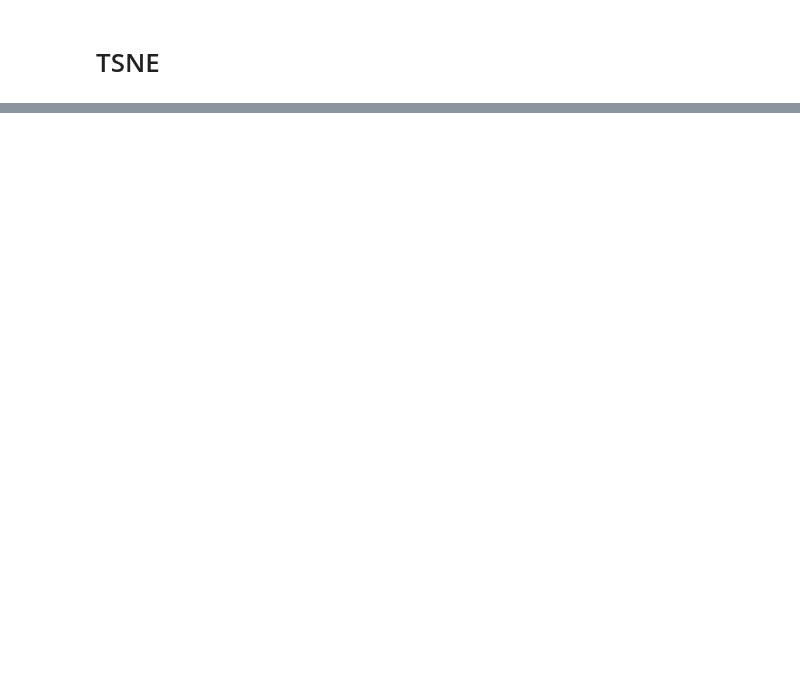
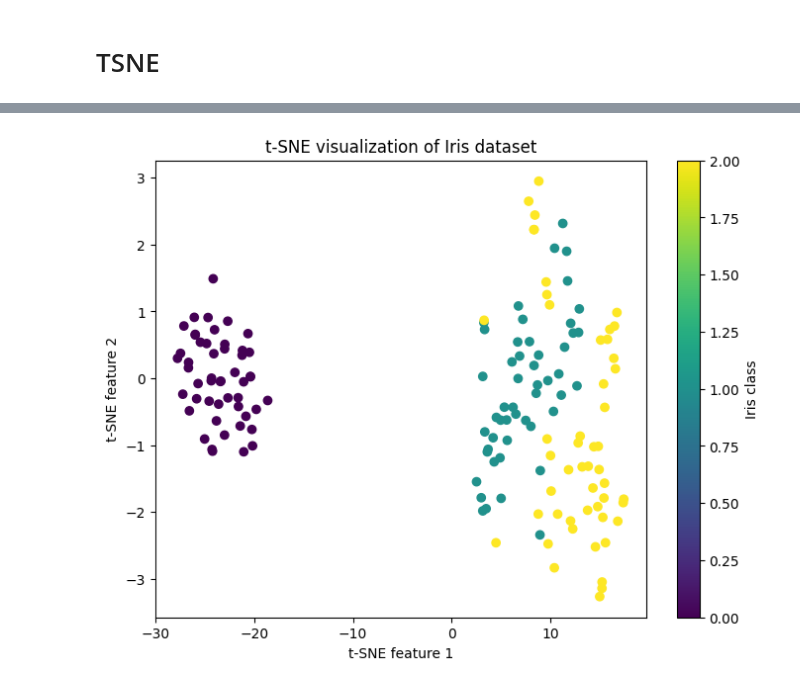
Before and after one commit to tobitotaku/ai-brain-tumor, a Jupyter notebook: 02_pca_9_components.ipynb, the cells around one changed output, grey strips where cells are left out. Saved outputs shown, nothing was run; the diff lists cells and outputs as text; code cells hidden in the pictures; blank space fills up the shorter version.

```diff
--- a/02_pca_9_components.ipynb
+++ b/02_pca_9_components.ipynb
@@ -158,0 +159,28 @@ plt.show()
+# %%
+import matplotlib.pyplot as plt
+from sklearn.manifold import TSNE
+from sklearn.datasets import load_iris
+from sklearn.preprocessing import StandardScaler
+
+# Step 1: Load the Iris dataset
+iris = load_iris()
+X_iris = iris.data      # 4 features: sepal/petal length/width
+y_iris = iris.target    # 3 classes
+
+# Step 2: Standardize the data (important for t-SNE)
+X_scaled_iris = StandardScaler().fit_transform(X_iris)
+
+# Step 3: Apply t-SNE
+tsne_iris = TSNE(n_components=2, perplexity=30, random_state=42)
+X_tsne_iris = tsne_iris.fit_transform(X_scaled_iris)
+
+# Step 4: Visualize the 2D projection
+plt.figure(figsize=(8, 6))
+scatter = plt.scatter(X_tsne_iris[:, 0], X_tsne_iris[:, 1], c=y_iris, cmap='viridis')
+plt.title("t-SNE visualization of Iris dataset")
+plt.xlabel("t-SNE feature 1")
+plt.ylabel("t-SNE feature 2")
+plt.colorbar(scatter, label='Iris class')
+plt.show()
+# %% [output]
+[figure, added]
```
Also changed, not shown: parts of 15 cells of this notebook.
